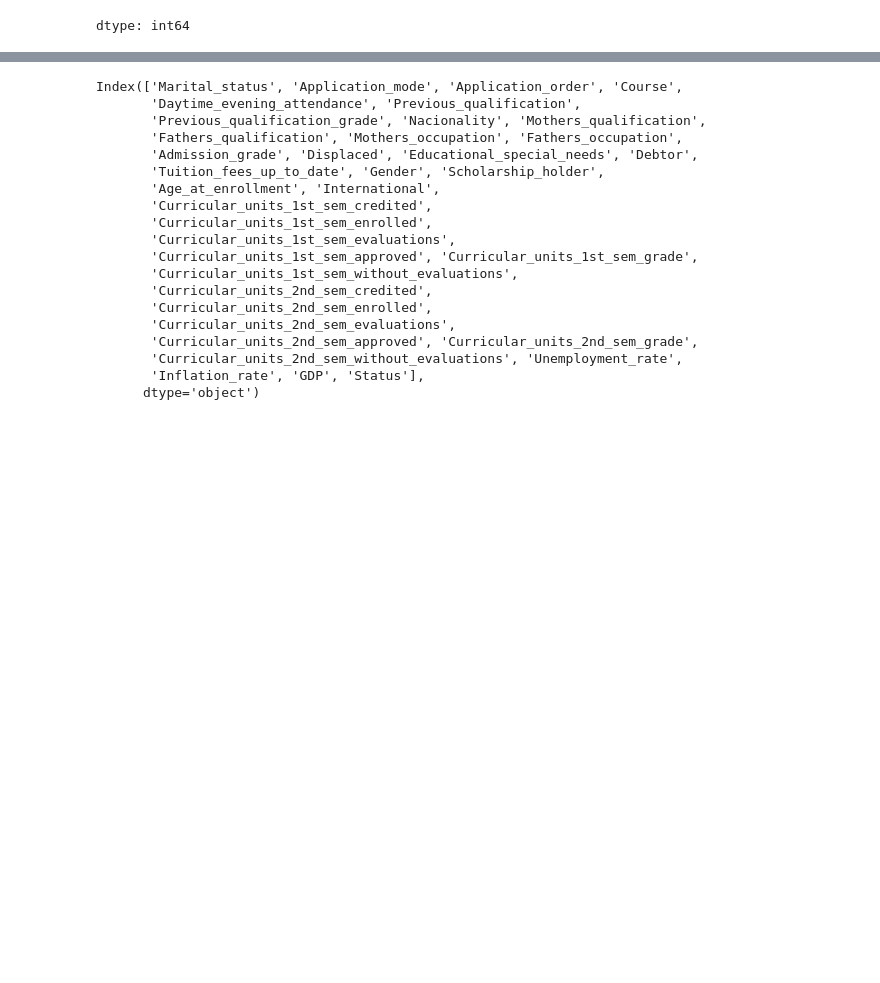
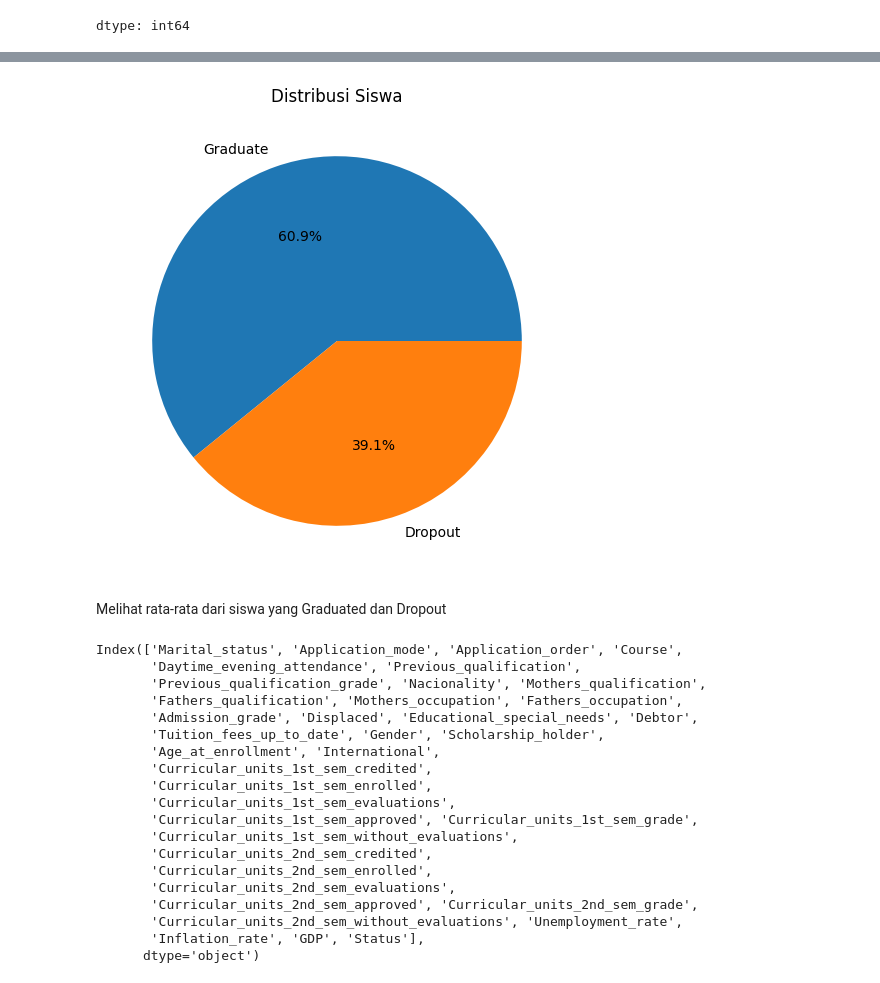
Before and after one commit to Ishlaah/Belajar-Penerapan-Data-Science-submission-2, a Jupyter notebook: notebook.ipynb, the cells around one changed output, grey strips where cells are left out. Cells and saved outputs as stored; diff of their text form; code cells hidden in the pictures; blank space fills up the shorter version.

```diff
--- a/notebook.ipynb
+++ b/notebook.ipynb
@@ -130,6 +152,0 @@ np.False_
-# %%
-# Membuat instance dari LabelEncoder
-label_encoder = LabelEncoder()
-
-# Menggunakan LabelEncoder untuk melakukan encoding pada target array
-df['Status'] = label_encoder.fit_transform(df['Status'])
@@ -185,3 +180,24 @@ memory usage: 1.2 MB
+# %%
+# Memisahkan siswa yang berstatus Enrolled, untuk prediksi model machine learning
+df_enrolled = df[df.Status=='Enrolled']
+df = df[~(df.Status=='Enrolled')]
+# %%
+# Menghitung jumlah setiap status
+status_counts = df['Status'].value_counts()
+
+# Membuat pie chart sederhana
+plt.figure(figsize=(6, 6))
+plt.pie(
+    status_counts,
+    labels=status_counts.index,
+    autopct='%1.1f%%'
+)
+plt.title('Distribusi Siswa')
+plt.show()
+# %% [output]
+[figure, added]
+# %% [markdown]
+Melihat rata-rata dari siswa yang Graduated dan Dropout
 # %%
 df.columns
 # %% [output]
```
Also changed, not shown: parts of 94 cells of this notebook, 3 other files.
